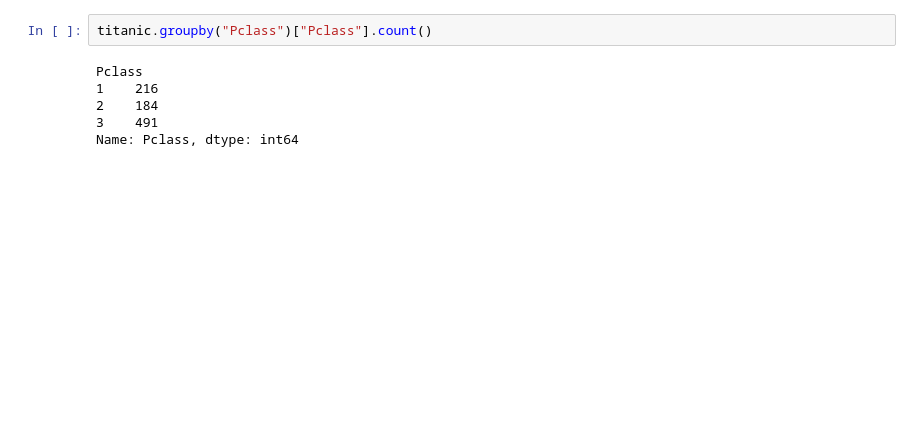
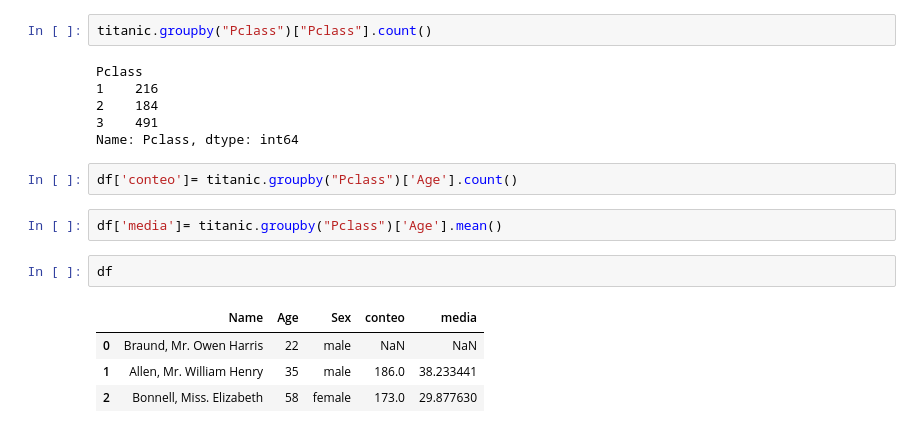
Before and after one commit to newpaxonian/curso_python, a Jupyter notebook: intro_a_pandas.ipynb, the cells around one changed output. Saved outputs shown, nothing was run; the diff lists cells and outputs as text; blank space fills up the shorter version.

```diff
--- a/intro_a_pandas.ipynb
+++ b/intro_a_pandas.ipynb
@@ -579,3 +584,14 @@ Pclass
 2    184
 3    491
 Name: Pclass, dtype: int64
+# %%
+df['conteo']= titanic.groupby("Pclass")['Age'].count()
+# %%
+df['media']= titanic.groupby("Pclass")['Age'].mean()
+# %%
+df
+# %% [output]
+|  | Name | Age | Sex | conteo | media |
+| 0 | Braund, Mr. Owen Harris | 22 | male | NaN | NaN |
+| 1 | Allen, Mr. William Henry | 35 | male | 186.0 | 38.233441 |
+| 2 | Bonnell, Miss. Elizabeth | 58 | female | 173.0 | 29.877630 |
```
Also changed, not shown: parts of 6 cells of this notebook, 3 other files.
